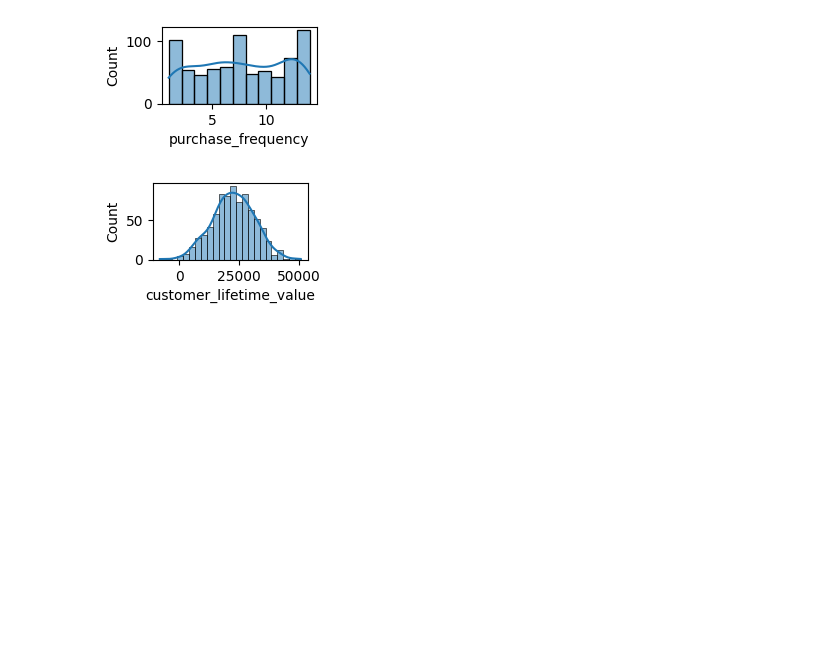
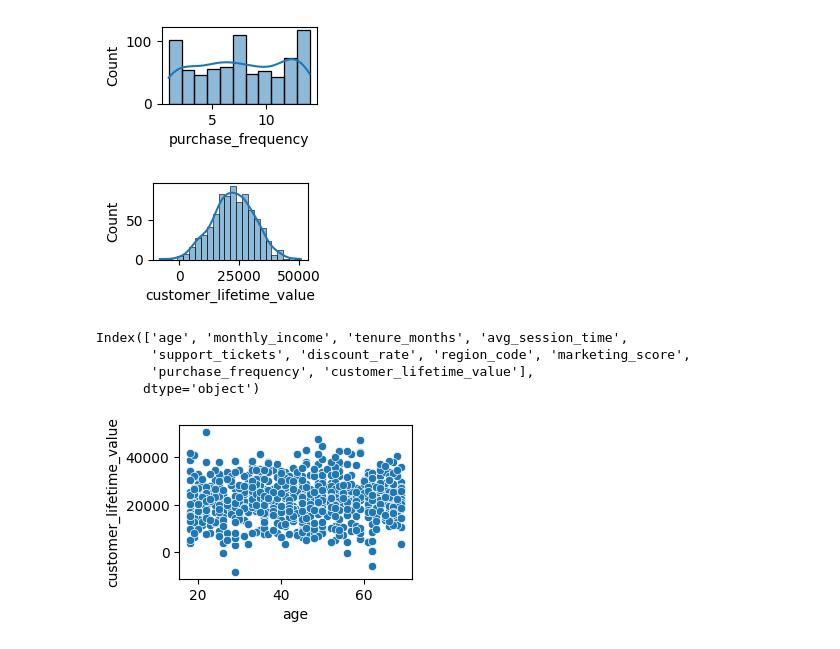
Before and after one commit to Md-Maruf-1727/Machine-Learning-Algorithms, a Jupyter notebook: Regularization (not a algorithm) technique/Customer sales prediction/code.ipynb, the cells around one changed output. Saved outputs shown, nothing was run; the diff lists cells and outputs as text; code cells hidden in the pictures; blank space fills up the shorter version.

```diff
--- a/Regularization (not a algorithm) technique/Customer sales prediction/code.ipynb
+++ b/Regularization (not a algorithm) technique/Customer sales prediction/code.ipynb
@@ -93,3 +93,17 @@ for col in df:
 [figure]
 [figure]
 [figure]
+# %%
+df.columns
+# %% [output]
+Index(['age', 'monthly_income', 'tenure_months', 'avg_session_time',
+       'support_tickets', 'discount_rate', 'region_code', 'marketing_score',
+       'purchase_frequency', 'customer_lifetime_value'],
+      dtype='object')
+# %%
+#relation between age and customer lifetime value
+plt.figure(figsize=(3,2))
+sns.scatterplot(x='age', y='customer_lifetime_value', data=df)
+plt.show()
+# %% [output]
+[figure, added]
```
Also changed, not shown: parts of 2 cells of this notebook.
